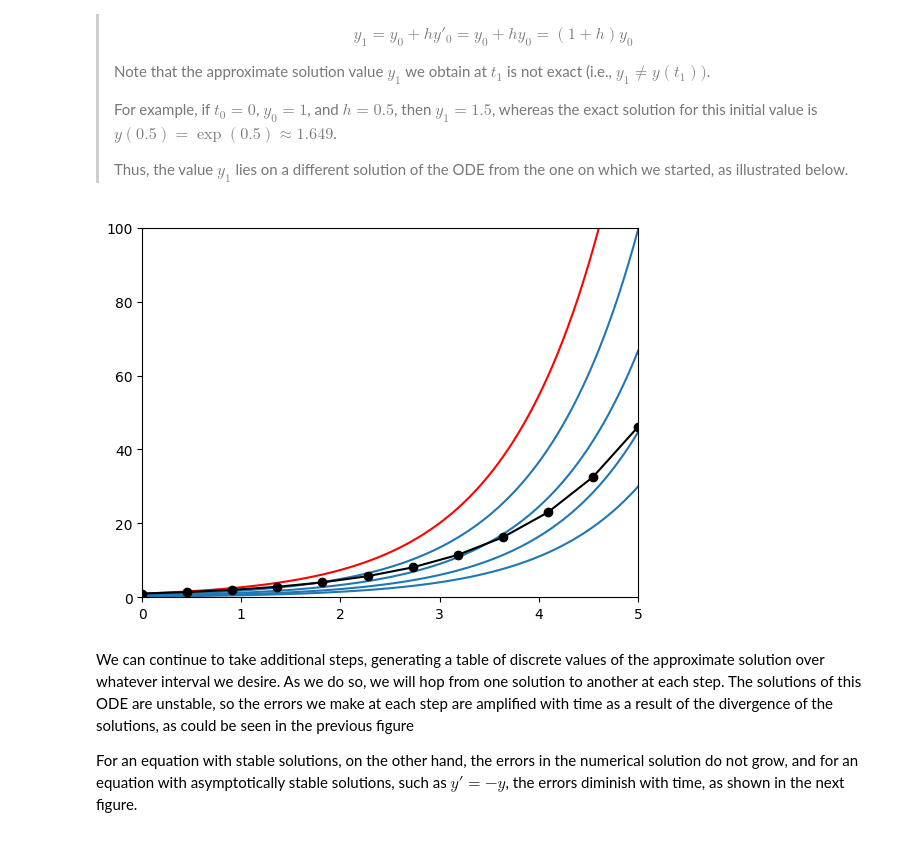
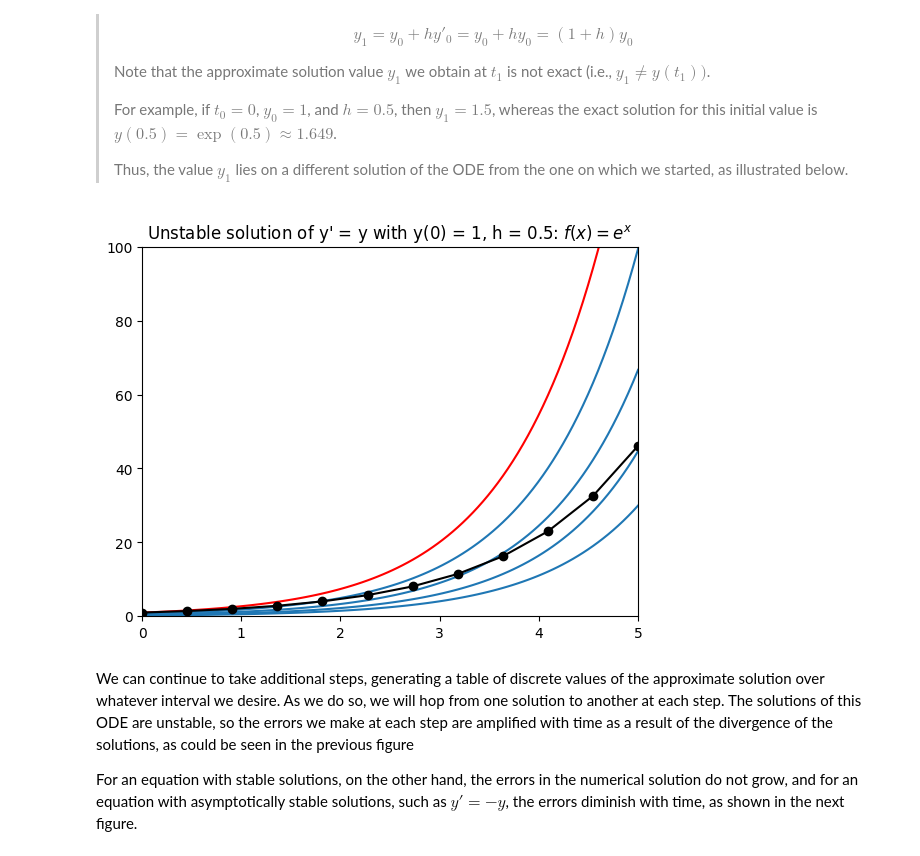
Before and after one commit to trcools/2e-bachelor-Fysica, a Jupyter notebook: Py4sci/notebooks/ordinary_differential_equations.ipynb, the cells around one changed output. Saved outputs shown, nothing was run; the diff lists cells and outputs as text; code cells hidden in the pictures.

```diff
--- a/Py4sci/notebooks/ordinary_differential_equations.ipynb
+++ b/Py4sci/notebooks/ordinary_differential_equations.ipynb
@@ -228,34 +228,35 @@ This is actually a very convenient and powerful method to construct solvers and
 def demo_unstable_solution():
     """Illustrate the (in)stability of the solution of the ODE y'=y with y(0)=1
     when integrated with a sufficiently small step size h=0.5.
     """
 
     def exact(x, c):
         return np.exp(x - c)
 
     x = np.linspace(0, 5, 100)
     steps: int = 12
     t = np.linspace(0, 5, steps)
     h = (t[0] + t[-1]) / steps
     y = np.zeros(steps)
     y[0] = 1
     for i in np.arange(1, steps):
         y[i] = y[i - 1] + h * y[i - 1]
 
     plt.close("unstable")
     fig, ax = plt.subplots(num="unstable")
     for i in np.linspace(0, 1.6, 5):
         ax.plot(
             x, exact(x, i), "-", c="#1f77b4" if i != 0 else "r", label="y(O) = 1"
         )
 
     ax.plot(t, y, "o-", c="k")
     ax.axis([0, 5, 0, 100])
+    ax.set_title(r"Unstable solution of y' = y with y(0) = 1, h = 0.5: $f(x) = e^x$")
 
 
 demo_unstable_solution()
 # %% [output]
-[figure, old version]
+[figure, new version]
 # %% [markdown]
 We can continue to take additional steps, generating a table of discrete values of the approximate solution over whatever interval we desire.
 As we do so, we will hop from one solution to another at each step.
```
Also changed, not shown: parts of 9 cells of this notebook, 4 other files.
